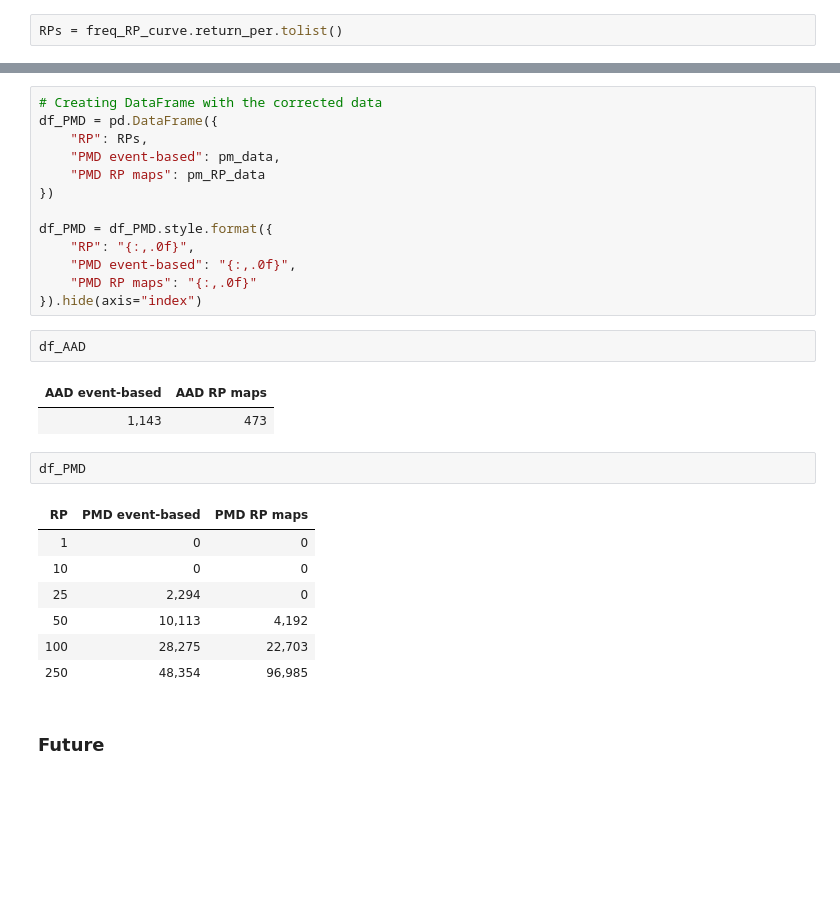
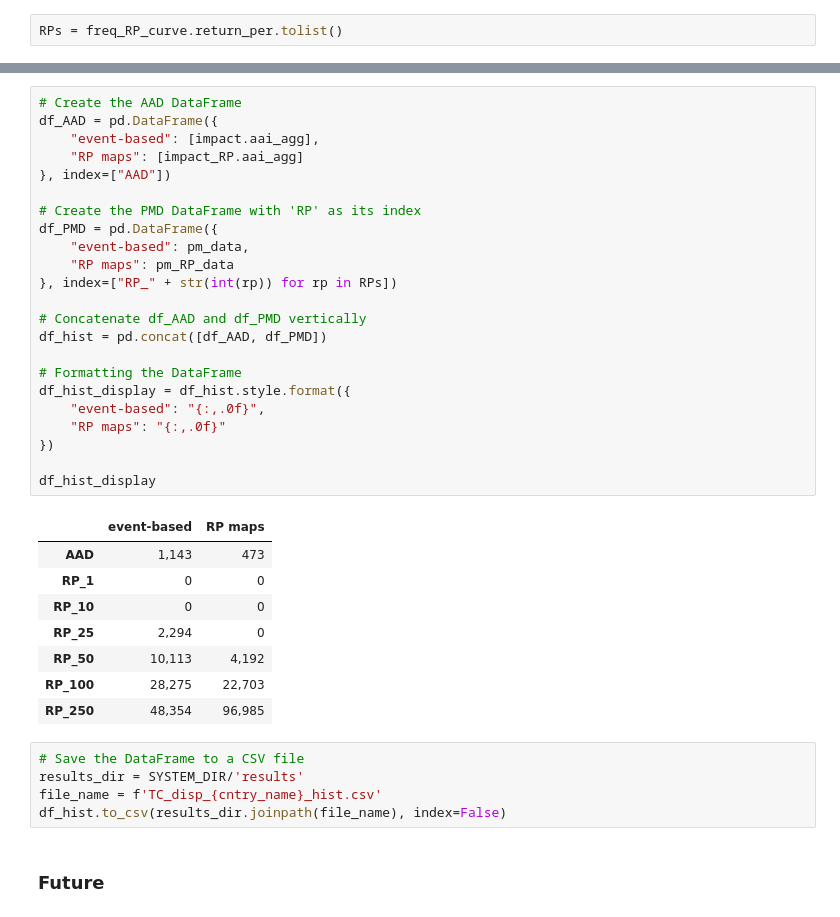
Before and after one commit to Evelyn-M/global-displacement-risk, a Jupyter notebook: doc/tutorial_TC.ipynb, the cells around one changed output, grey strips where cells are left out. Drawn from its saved outputs; the diff is of its cells as text; blank space fills up the shorter version.

```diff
--- a/doc/tutorial_TC.ipynb
+++ b/doc/tutorial_TC.ipynb
@@ -338,31 +327,40 @@ df_AAD = df_AAD.style.format({
-# %%
-# Creating DataFrame with the corrected data
-df_PMD = pd.DataFrame({
-    "RP": RPs,
-    "PMD event-based": pm_data,
-    "PMD RP maps": pm_RP_data
-})
-
-df_PMD = df_PMD.style.format({
-    "RP": "{:,.0f}",
-    "PMD event-based": "{:,.0f}",
-    "PMD RP maps": "{:,.0f}"
-}).hide(axis="index")
-# %%
-df_AAD
-# %% [output]
-| AAD event-based | AAD RP maps |
-| 1,143 | 473 |
-# %%
-df_PMD
-# %% [output]
-| RP | PMD event-based | PMD RP maps |
-| 1 | 0 | 0 |
-| 10 | 0 | 0 |
-| 25 | 2,294 | 0 |
-| 50 | 10,113 | 4,192 |
-| 100 | 28,275 | 22,703 |
-| 250 | 48,354 | 96,985 |
+# %%
+# Create the AAD DataFrame
+df_AAD = pd.DataFrame({
+    "event-based": [impact.aai_agg],
+    "RP maps": [impact_RP.aai_agg]
+}, index=["AAD"])
+
+# Create the PMD DataFrame with 'RP' as its index
+df_PMD = pd.DataFrame({
+    "event-based": pm_data,
+    "RP maps": pm_RP_data
+}, index=["RP_" + str(int(rp)) for rp in RPs])
+
+# Concatenate df_AAD and df_PMD vertically
+df_hist = pd.concat([df_AAD, df_PMD])
+
+# Formatting the DataFrame
+df_hist_display = df_hist.style.format({
+    "event-based": "{:,.0f}",
+    "RP maps": "{:,.0f}"
+})
+
+df_hist_display
+# %% [output]
+|  | event-based | RP maps |
+| AAD | 1,143 | 473 |
+| RP_1 | 0 | 0 |
+| RP_10 | 0 | 0 |
+| RP_25 | 2,294 | 0 |
+| RP_50 | 10,113 | 4,192 |
+| RP_100 | 28,275 | 22,703 |
+| RP_250 | 48,354 | 96,985 |
+# %%
+# Save the DataFrame to a CSV file
+results_dir = SYSTEM_DIR/'results'
+file_name = f'TC_disp_{cntry_name}_hist.csv'
+df_hist.to_csv(results_dir.joinpath(file_name), index=False)
 # %% [markdown]
 ### Future
 # %%
```
Also changed, not shown: parts of 6 cells of this notebook.
